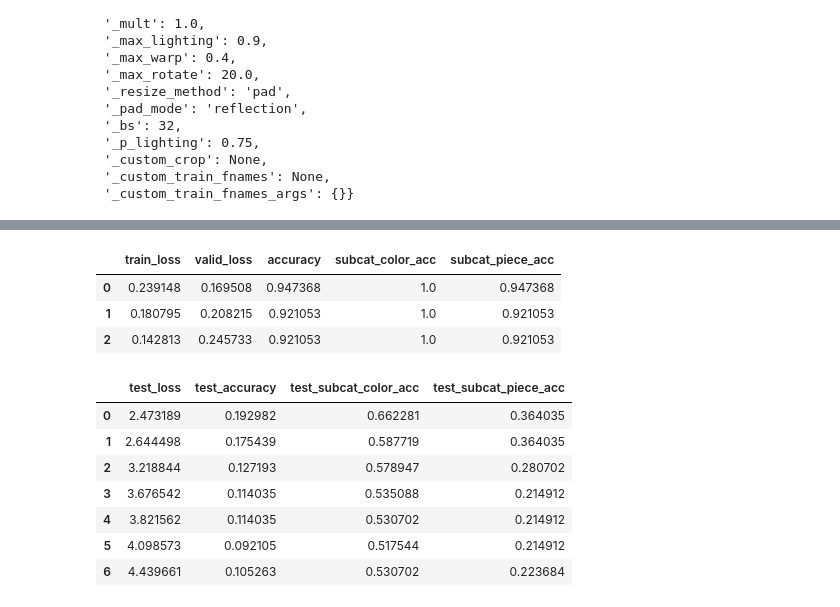
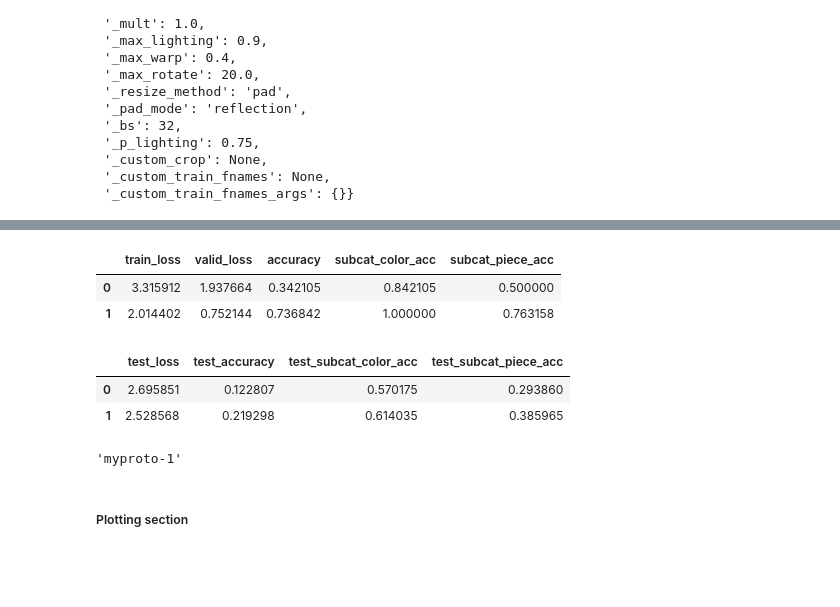
Before and after one commit to sutt/fastai2-dev, a Jupyter notebook: chess-classification-hw/nbs-training-models/prototype-expbuilder-1.ipynb, the cells around one changed output, grey strips where cells are left out. Cells and saved outputs as stored; diff of their text form; code cells hidden in the pictures; blank space fills up the shorter version.

```diff
--- a/chess-classification-hw/nbs-training-models/prototype-expbuilder-1.ipynb
+++ b/chess-classification-hw/nbs-training-models/prototype-expbuilder-1.ipynb
@@ -108,18 +154,12 @@ myproto_valid-0_params.json
 # %%
-pd.read_csv('../models/model-logs/myproto_valid-1_valid.csv')
+pd.read_csv('../models/model-logs/myproto-10_valid.csv')
 # %% [output]
 |  | train_loss | valid_loss | accuracy | subcat_color_acc | subcat_piece_acc |
-| 0 | 0.239148 | 0.169508 | 0.947368 | 1.0 | 0.947368 |
-| 1 | 0.180795 | 0.208215 | 0.921053 | 1.0 | 0.921053 |
-| 2 | 0.142813 | 0.245733 | 0.921053 | 1.0 | 0.921053 |
+| 0 | 3.315912 | 1.937664 | 0.342105 | 0.842105 | 0.500000 |
+| 1 | 2.014402 | 0.752144 | 0.736842 | 1.000000 | 0.763158 |
 # %%
-pd.read_csv('../models/model-logs/myproto_valid-1_test.csv')
+pd.read_csv('../models/model-logs/myproto-10_test.csv')
 # %% [output]
 |  | test_loss | test_accuracy | test_subcat_color_acc | test_subcat_piece_acc |
-| 0 | 2.473189 | 0.192982 | 0.662281 | 0.364035 |
-| 1 | 2.644498 | 0.175439 | 0.587719 | 0.364035 |
-| 2 | 3.218844 | 0.127193 | 0.578947 | 0.280702 |
-| 3 | 3.676542 | 0.114035 | 0.535088 | 0.214912 |
-| 4 | 3.821562 | 0.114035 | 0.530702 | 0.214912 |
-| 5 | 4.098573 | 0.092105 | 0.517544 | 0.214912 |
-| 6 | 4.439661 | 0.105263 | 0.530702 | 0.223684 |
+| 0 | 2.695851 | 0.122807 | 0.570175 | 0.293860 |
+| 1 | 2.528568 | 0.219298 | 0.614035 | 0.385965 |
@@ -125,0 +168,6 @@ pd.read_csv('../models/model-logs/myproto_valid-1_test.csv')
+# %%
+make_new_fn('../models/model-logs/', "myproto")
+# %% [output]
+'myproto-1'
+# %% [markdown]
+##### Plotting section
```
Also changed, not shown: parts of 11 cells of this notebook, 1 other file.
